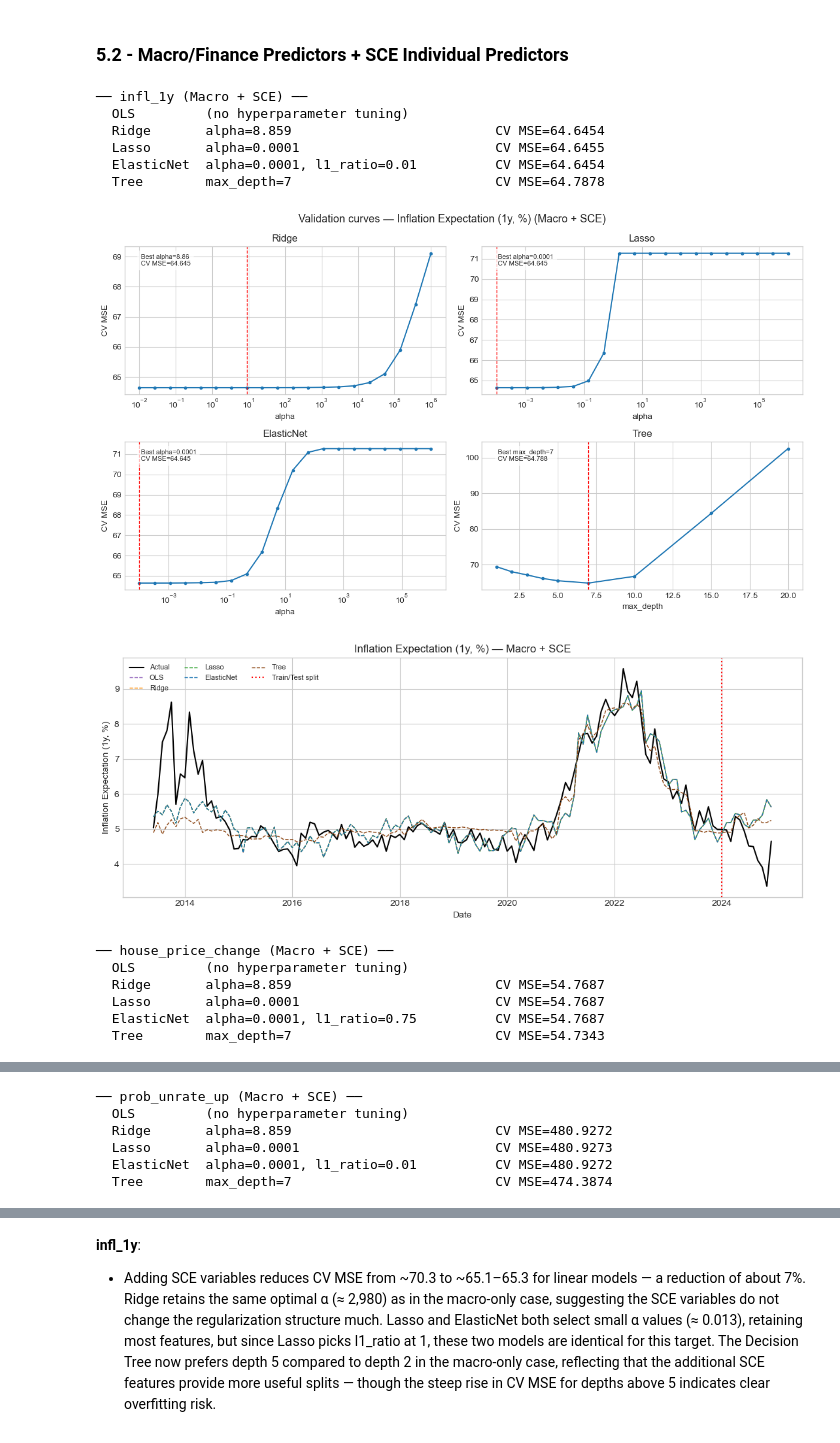
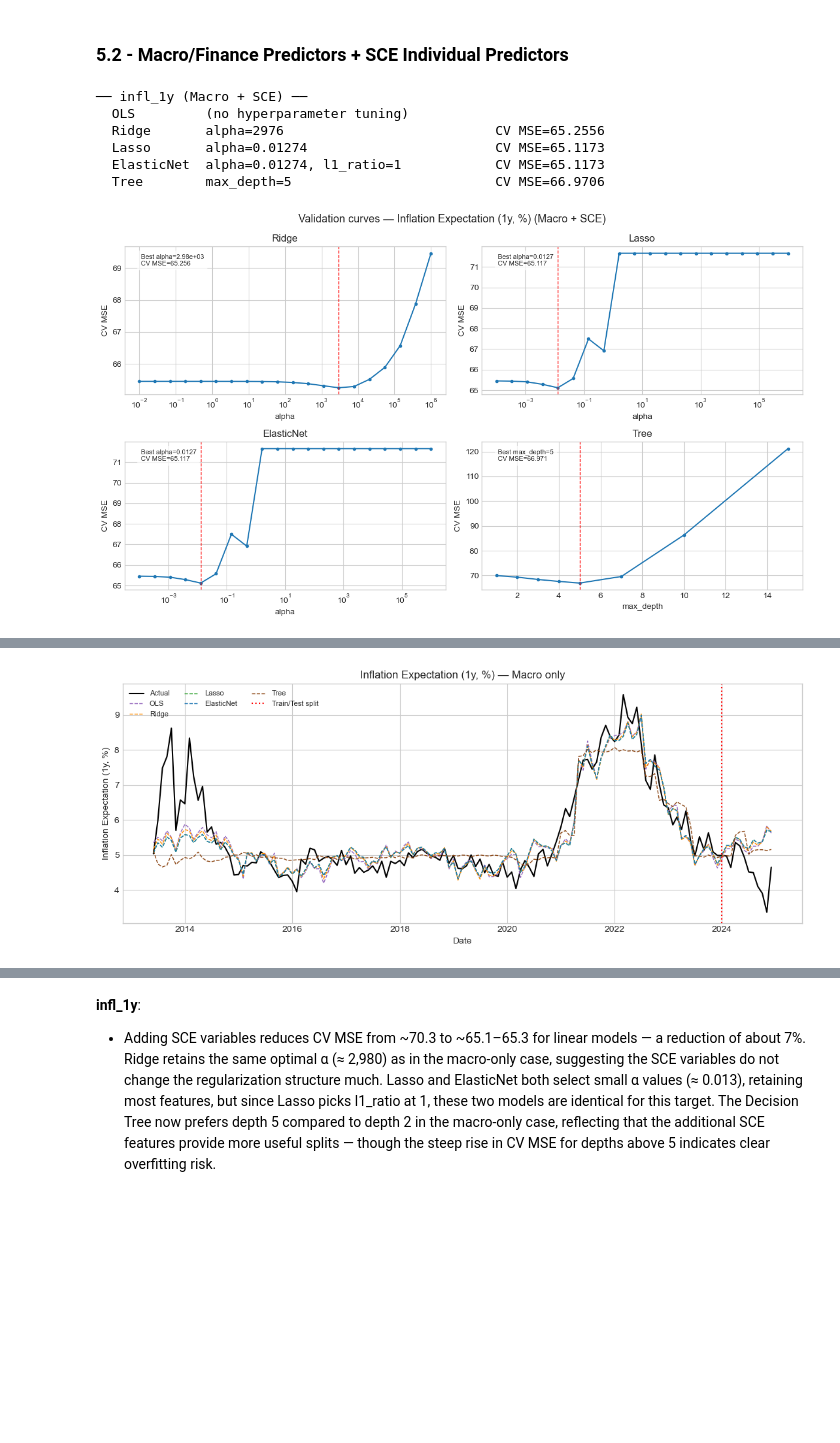
Before and after one commit to MHS17-NHH/FIE463-V26, a Jupyter notebook: data/solution.ipynb, the cells around one changed output, grey strips where cells are left out. Cells and saved outputs as stored; diff of their text form; code cells hidden in the pictures; blank space fills up the shorter version.

```diff
--- a/data/solution.ipynb
+++ b/data/solution.ipynb
@@ -1082,0 +1152,8 @@ def test_metrics(results, test, target, num_cols, cat_cols, feature_set_name):
+# %%
+# Choose which target to model
+target = "prob_unrate_up"
+
+# Run CV, store results and compute test metrics for the "Macro only" feature set
+res = run_cv_for_target(train, target, num, cat, "Macro only")
+macro_only_results[target] = res
+all_metrics.append(test_metrics(res, test, target, num, cat, "Macro only"))
@@ -1082,0 +1172,8 @@ def test_metrics(results, test, target, num_cols, cat_cols, feature_set_name):
+# %%
+# Choose which target to model
+target = "prob_stocks_up"
+
+# Run CV, store results and compute test metrics for the "Macro only" feature set
+res = run_cv_for_target(train, target, num, cat, "Macro only")
+macro_only_results[target] = res
+all_metrics.append(test_metrics(res, test, target, num, cat, "Macro only"))
@@ -1083,15 +1192,2 @@ def test_metrics(results, test, target, num_cols, cat_cols, feature_set_name):
 # %% [markdown]
 ### 5.1 - Only Macro/Finance Predictors
-# %%
-all_metrics = []
-macro_only_results = {}
-
-# ── Step 1: Macro only ────────────────────────────────────────────────────────
-num, cat = FEATURE_SETS["Macro only"]
-
-# Loop over targets, run CV, plot predictions, and collect test metrics for the "Macro only" feature set
-for target in TARGETS:
-    res = run_cv_for_target(train, target, num, cat, "Macro only")
-    plot_predictions(res, train, test, target, num, cat, "Macro only")
-    macro_only_results[target] = res
-    all_metrics.append(test_metrics(res, test, target, num, cat, "Macro only"))
@@ -1148,27 +1211,24 @@ for target in TARGETS:
 ### 5.2 - Macro/Finance Predictors + SCE Individual Predictors
 # %%
 # Step 2: Macro + SCE
+# New feature set
 num, cat = FEATURE_SETS["Macro + SCE"]
+
+# Initialize result storing structure for Macro + SCE
 macro_sce_results = {}
 
-# Loop over targets, run CV, plot predictions, and collect test metrics for the "Macro + SCE" feature set
-for target in TARGETS:
-    res = run_cv_for_target(train, target, num, cat, "Macro + SCE")
-    plot_predictions(res, train, test, target, num, cat, "Macro + SCE")
-    macro_sce_results[target] = res
-    all_metrics.append(test_metrics(res, test, target, num, cat, "Macro + SCE"))
+# Choose which target to model
+target = "infl_1y"
+
+# Run CV, store results and compute test metrics for the "Macro + SCE" feature set
+res = run_cv_for_target(train, target, num, cat, "Macro + SCE")
+macro_sce_results[target] = res
+all_metrics.append(test_metrics(res, test, target, num, cat, "Macro + SCE"))
 # %% [output]
 ── infl_1y (Macro + SCE) ──
   OLS         (no hyperparameter tuning)
-  Ridge       alpha=8.859                          CV MSE=64.6454
-  Lasso       alpha=0.0001                         CV MSE=64.6455
-  ElasticNet  alpha=0.0001, l1_ratio=0.01          CV MSE=64.6454
-  Tree        max_depth=7                          CV MSE=64.7878
+  Ridge       alpha=2976                           CV MSE=65.2556
+  Lasso       alpha=0.01274                        CV MSE=65.1173
+  ElasticNet  alpha=0.01274, l1_ratio=1            CV MSE=65.1173
+  Tree        max_depth=5                          CV MSE=66.9706
-[figure, old version]
+[figure, new version]
-[figure, removed]
-── house_price_change (Macro + SCE) ──
-  OLS         (no hyperparameter tuning)
-  Ridge       alpha=8.859                          CV MSE=54.7687
-  Lasso       alpha=0.0001                         CV MSE=54.7687
-  ElasticNet  alpha=0.0001, l1_ratio=0.75          CV MSE=54.7687
-  Tree        max_depth=7                          CV MSE=54.7343
@@ -1177,6 +1234,0 @@ for target in TARGETS:
-── prob_unrate_up (Macro + SCE) ──
-  OLS         (no hyperparameter tuning)
-  Ridge       alpha=8.859                          CV MSE=480.9272
-  Lasso       alpha=0.0001                         CV MSE=480.9273
-  ElasticNet  alpha=0.0001, l1_ratio=0.01          CV MSE=480.9272
-  Tree        max_depth=7                          CV MSE=474.3874
@@ -1192,0 +1235,4 @@ for target in TARGETS:
+# %%
+plot_predictions(res, train, test, target, num, cat, "Macro only")
+# %% [output]
+[figure, added]
```
Also changed, not shown: parts of 31 cells of this notebook.
